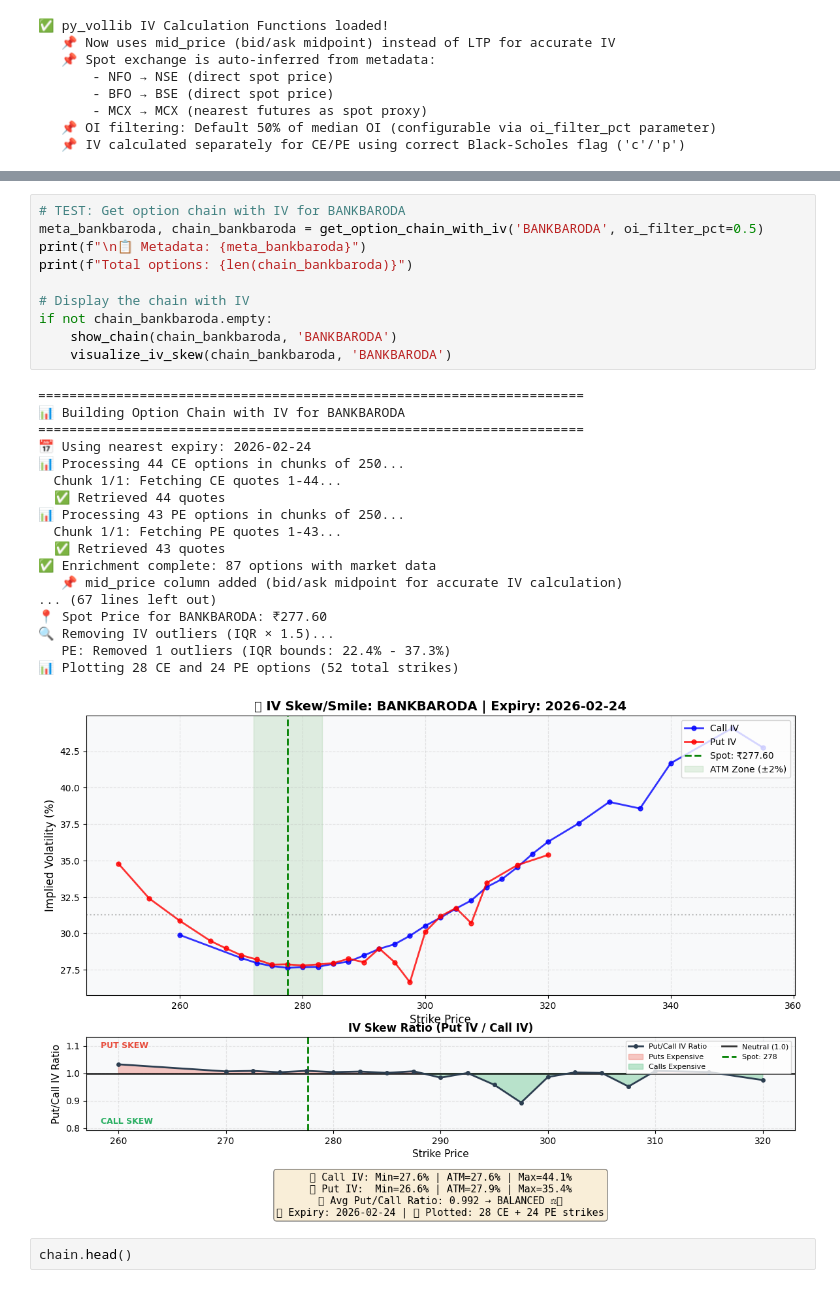
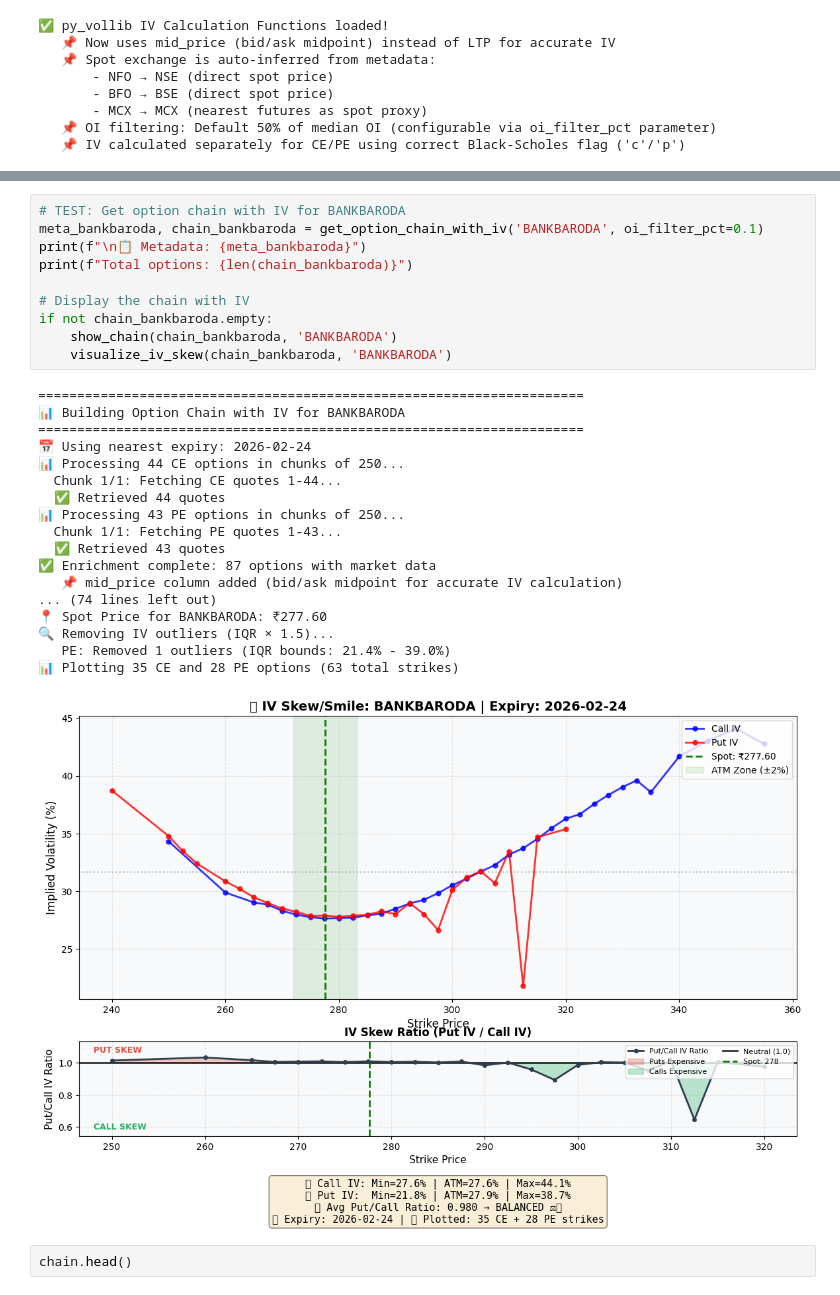
Before and after one commit to sathyakumarnandakumar-cmyk/project-pykite, a Jupyter notebook: tests.ipynb, the cells around one changed output, grey strips where cells are left out. Cells and saved outputs as stored; diff of their text form.

```diff
--- a/tests.ipynb
+++ b/tests.ipynb
@@ -1391,33 +1391,33 @@ max       203.065980
 9  124000.0  4159.0  3651.5  4191.0    3921.25     5.0  88.091521
 # %%
 # TEST: Get option chain with IV for BANKBARODA
-meta_bankbaroda, chain_bankbaroda = get_option_chain_with_iv('BANKBARODA', oi_filter_pct=0.5)
+meta_bankbaroda, chain_bankbaroda = get_option_chain_with_iv('BANKBARODA', oi_filter_pct=0.1)
 print(f"\n📋 Metadata: {meta_bankbaroda}")
 print(f"Total options: {len(chain_bankbaroda)}")
 
 # Display the chain with IV
 if not chain_bankbaroda.empty:
     show_chain(chain_bankbaroda, 'BANKBARODA')
     visualize_iv_skew(chain_bankbaroda, 'BANKBARODA')
 # %% [output]
 ======================================================================
 📊 Building Option Chain with IV for BANKBARODA
 ======================================================================
 📅 Using nearest expiry: 2026-02-24
 📊 Processing 44 CE options in chunks of 250...
   Chunk 1/1: Fetching CE quotes 1-44...
   ✅ Retrieved 44 quotes
 📊 Processing 43 PE options in chunks of 250...
   Chunk 1/1: Fetching PE quotes 1-43...
   ✅ Retrieved 43 quotes
 ✅ Enrichment complete: 87 options with market data
    📌 mid_price column added (bid/ask midpoint for accurate IV calculation)
-... (67 lines left out)
+... (74 lines left out)
 📍 Spot Price for BANKBARODA: ₹277.60
 🔍 Removing IV outliers (IQR × 1.5)...
-   PE: Removed 1 outliers (IQR bounds: 22.4% - 37.3%)
-📊 Plotting 28 CE and 24 PE options (52 total strikes)
+   PE: Removed 1 outliers (IQR bounds: 21.4% - 39.0%)
+📊 Plotting 35 CE and 28 PE options (63 total strikes)
-[figure, old version]
+[figure, new version]
 # %%
 chain.head()
 # %% [output]
```
